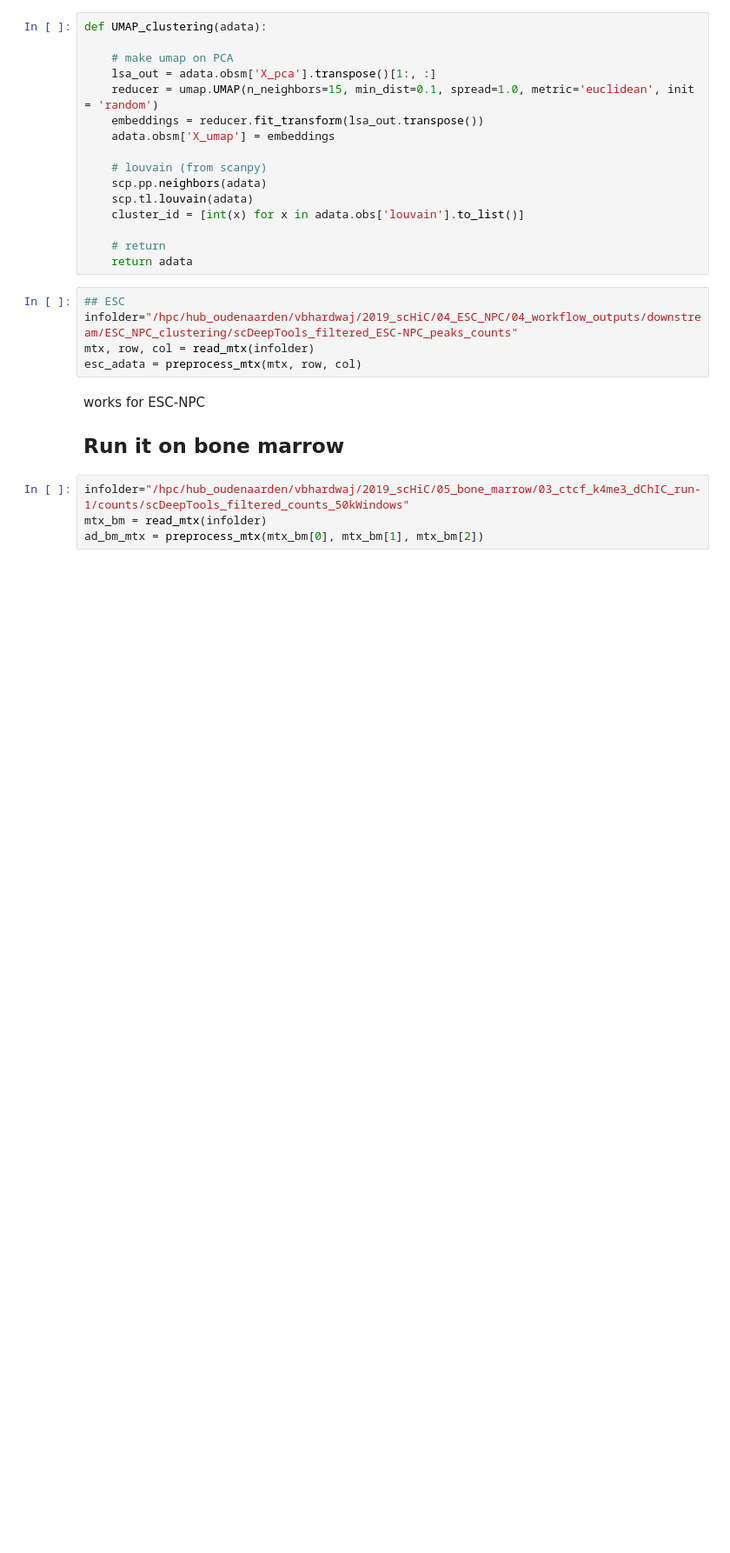
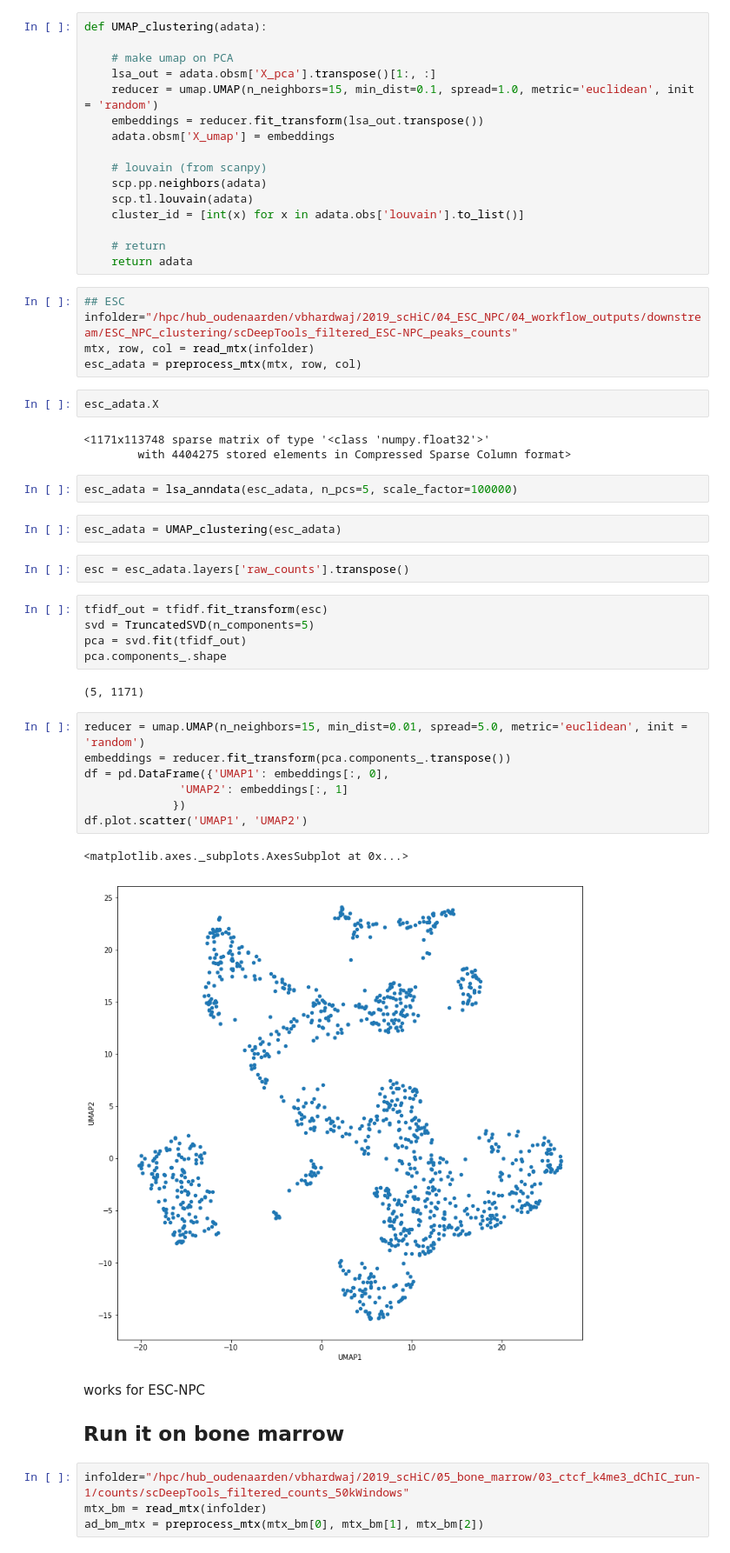
Before and after one commit to bhardwaj-lab/sincei, a Jupyter notebook: lsa.ipynb, the cells around one changed output. Shown: that part at 87% size. Saved outputs shown, nothing was run; the diff lists cells and outputs as text; blank space fills up the shorter version.

```diff
--- a/lsa.ipynb
+++ b/lsa.ipynb
@@ -118,6 +120,34 @@ def UMAP_clustering(adata):
 infolder="/hpc/hub_oudenaarden/vbhardwaj/2019_scHiC/04_ESC_NPC/04_workflow_outputs/downstream/ESC_NPC_clustering/scDeepTools_filtered_ESC-NPC_peaks_counts"
 mtx, row, col = read_mtx(infolder)
 esc_adata = preprocess_mtx(mtx, row, col)
+# %%
+esc_adata.X
+# %% [output]
+<1171x113748 sparse matrix of type '<class 'numpy.float32'>'
+        with 4404275 stored elements in Compressed Sparse Column format>
+# %%
+esc_adata = lsa_anndata(esc_adata, n_pcs=5, scale_factor=100000)
+# %%
+esc_adata = UMAP_clustering(esc_adata)
+# %%
+esc = esc_adata.layers['raw_counts'].transpose()
+# %%
+tfidf_out = tfidf.fit_transform(esc)
+svd = TruncatedSVD(n_components=5)
+pca = svd.fit(tfidf_out)
+pca.components_.shape
+# %% [output]
+(5, 1171)
+# %%
+reducer = umap.UMAP(n_neighbors=15, min_dist=0.01, spread=5.0, metric='euclidean', init = 'random')
+embeddings = reducer.fit_transform(pca.components_.transpose())
+df = pd.DataFrame({'UMAP1': embeddings[:, 0],
+              'UMAP2': embeddings[:, 1]
+             })
+df.plot.scatter('UMAP1', 'UMAP2')
+# %% [output]
+<matplotlib.axes._subplots.AxesSubplot at 0x...>
+[figure, added]
 # %% [markdown]
 works for ESC-NPC
 
```
Also changed, not shown: parts of 26 cells of this notebook, 1 other file.
